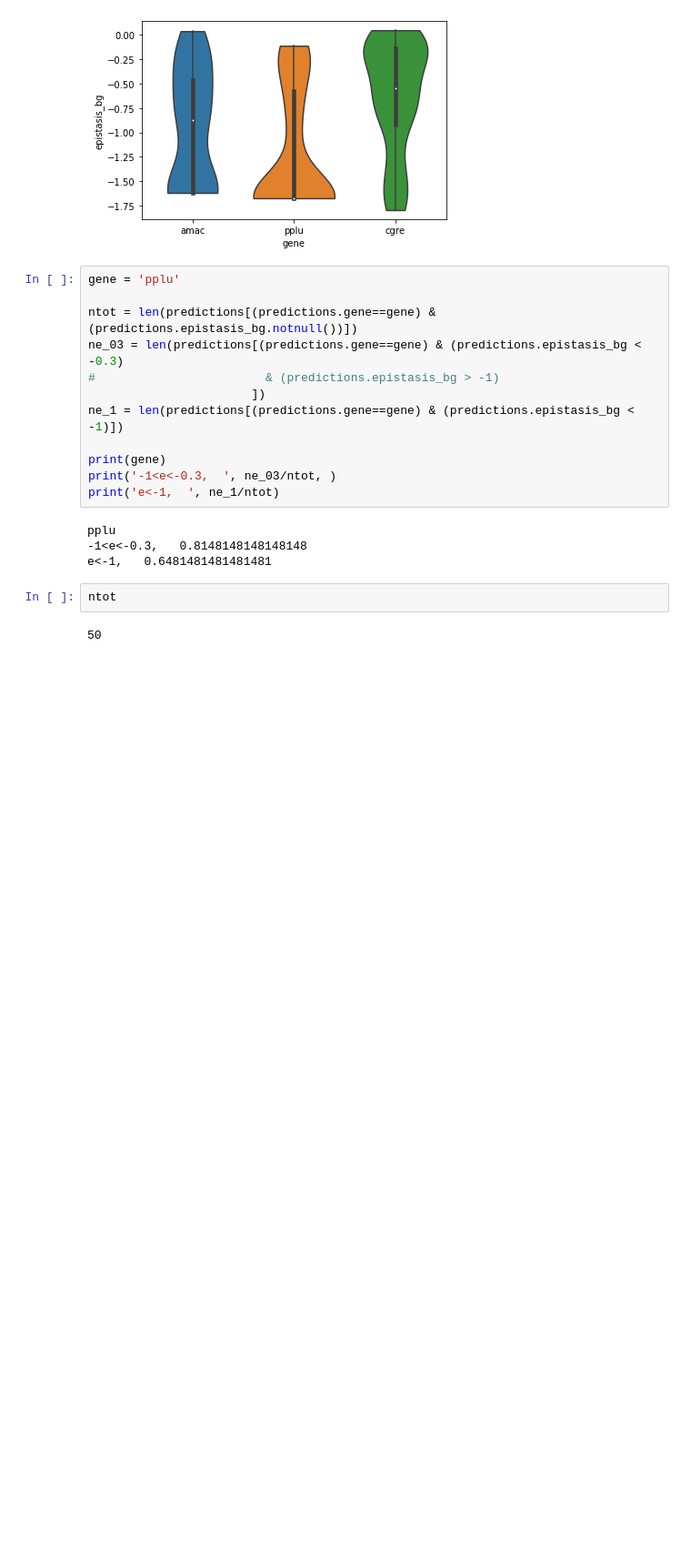
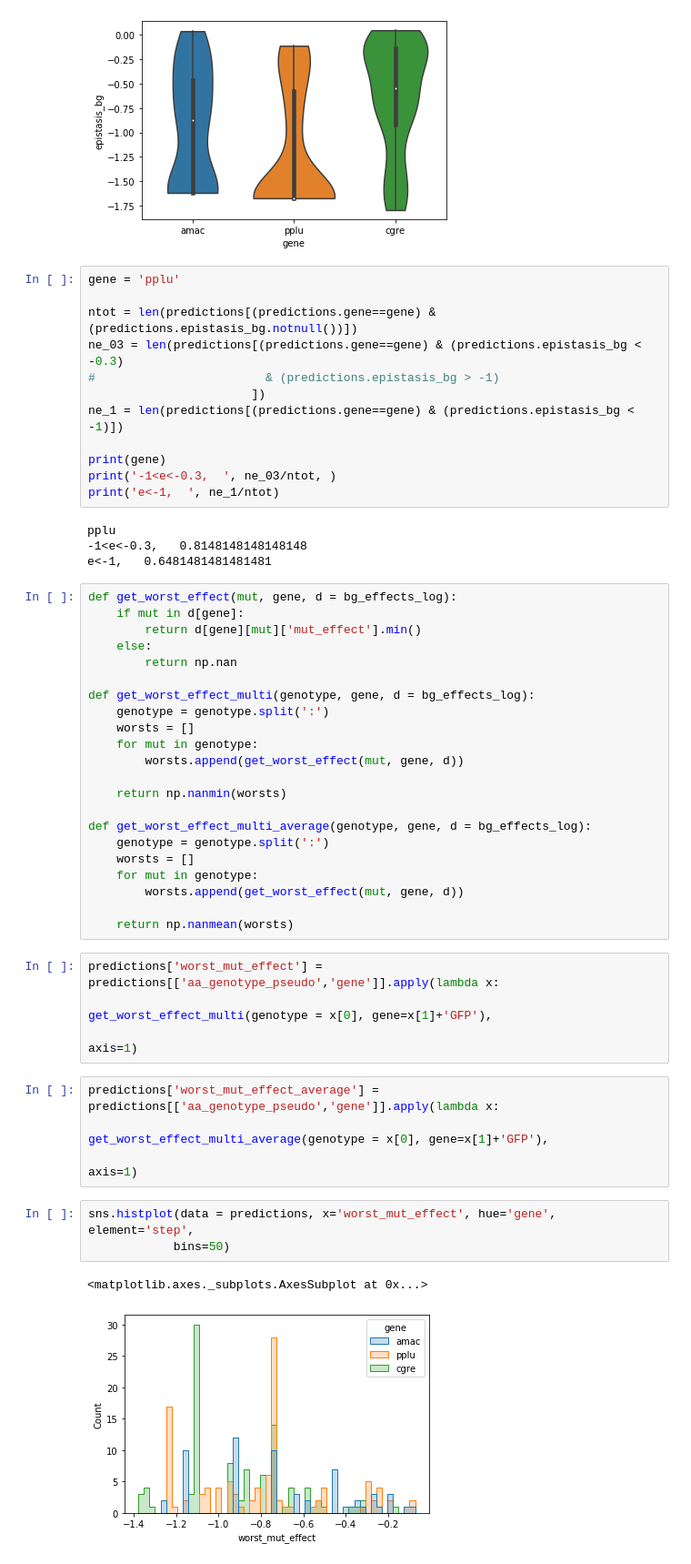
Before and after one commit to aequorea238/Orthologous_GFP_Fitness_Peaks, a Jupyter notebook: analysis/notebooks/lgs12_predictions_testing____.ipynb, the cells around one changed output. Shown at 91% size. Saved outputs shown, nothing was run; the diff lists cells and outputs as text; blank space fills up the shorter version.

```diff
--- a/analysis/notebooks/lgs12_predictions_testing____.ipynb
+++ b/analysis/notebooks/lgs12_predictions_testing____.ipynb
@@ -279,7 +331,39 @@ print('e<-1,  ', ne_1/ntot)
 pplu
 -1<e<-0.3,   0.8148148148148148
 e<-1,   0.6481481481481481
-# %%
-ntot
-# %% [output]
-50
+# %%
+def get_worst_effect(mut, gene, d = bg_effects_log):
+    if mut in d[gene]:
+        return d[gene][mut]['mut_effect'].min()
+    else:
+        return np.nan
+
+def get_worst_effect_multi(genotype, gene, d = bg_effects_log):
+    genotype = genotype.split(':')
+    worsts = []
+    for mut in genotype:
+        worsts.append(get_worst_effect(mut, gene, d))
+
+    return np.nanmin(worsts)
+
+def get_worst_effect_multi_average(genotype, gene, d = bg_effects_log):
+    genotype = genotype.split(':')
+    worsts = []
+    for mut in genotype:
+        worsts.append(get_worst_effect(mut, gene, d))
+
+    return np.nanmean(worsts)
+# %%
+predictions['worst_mut_effect'] = predictions[['aa_genotype_pseudo','gene']].apply(lambda x:
+                                                    get_worst_effect_multi(genotype = x[0], gene=x[1]+'GFP'),
+                                                                                  axis=1)
+# %%
+predictions['worst_mut_effect_average'] = predictions[['aa_genotype_pseudo','gene']].apply(lambda x:
+                                                get_worst_effect_multi_average(genotype = x[0], gene=x[1]+'GFP'),
+                                                                                  axis=1)
+# %%
+sns.histplot(data = predictions, x='worst_mut_effect', hue='gene', element='step',
+            bins=50)
+# %% [output]
+<matplotlib.axes._subplots.AxesSubplot at 0x...>
+[figure, added]
```
Also changed, not shown: parts of 11 cells of this notebook, 10 other files.
